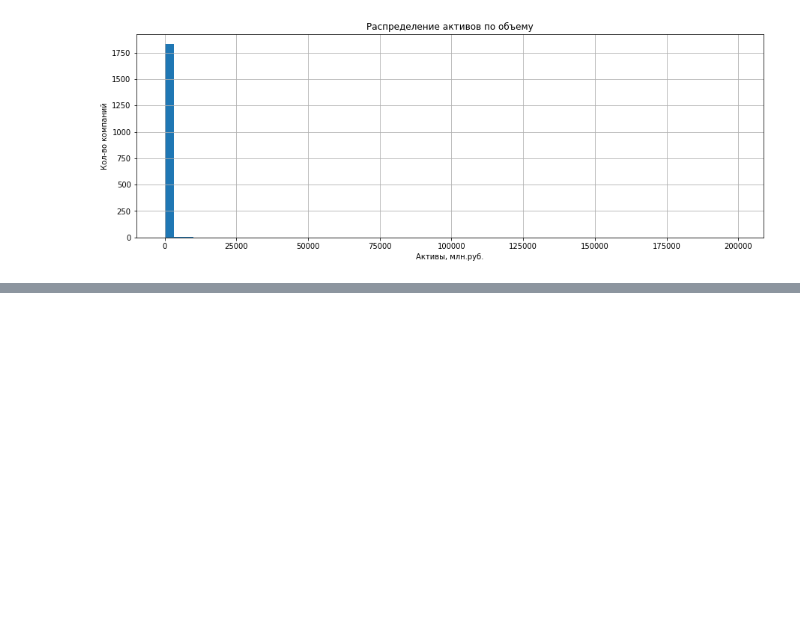
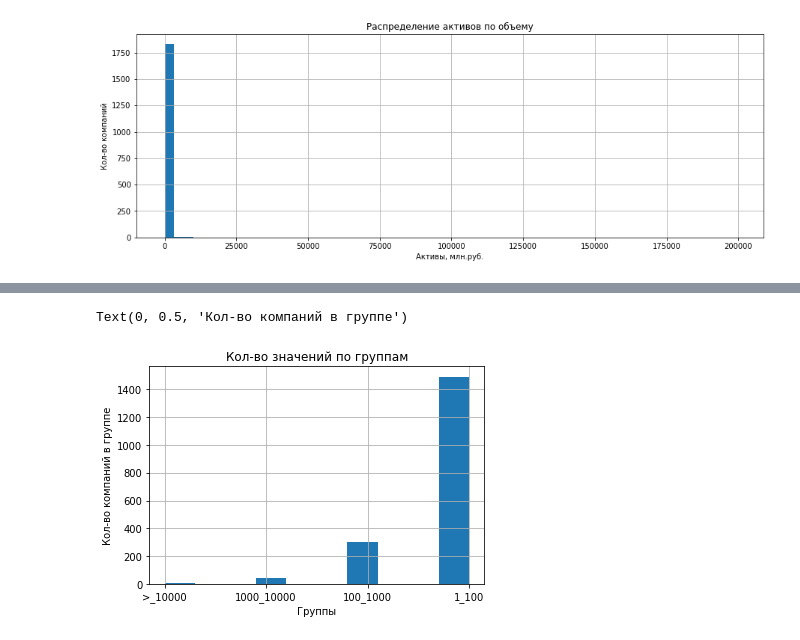
Before and after one commit to Alex478/Project_find_values, a Jupyter notebook: project_find_values.ipynb, the cells around one changed output, grey strips where cells are left out. Saved outputs shown, nothing was run; the diff lists cells and outputs as text; code cells hidden in the pictures; blank space fills up the shorter version.

```diff
--- a/project_find_values.ipynb
+++ b/project_find_values.ipynb
@@ -530,15 +537,18 @@ sns.jointplot(x='AKTIV', y='staff', data=data_1, kind='reg');
 # %%
 # разобьем все компании на группы / до 1млн / от 1млн до 10млн / от 10млн до 100млн / от 100млн до 1000 / больше 1000
-def grup(val):
+def grup(x):
+    """ ф. для разделения значений по группам
+    """
     if x < 1:
-        return '<_1'
+        return '<_1' # group E
     elif x >= 1 and x < 99:
-        return '1_100'
+        return '1_100' # group D
     elif x > 100 and x < 999:
-        return '100_1000'
+        return '100_1000' # group C
     elif x >1000 and x < 9999:
-        return '1000_10000'
+        return '1000_10000' # group B
     else:
-        return '10000_>'
-data_1['groups'] = data_1['VYR'].apply(lambda x: grup(x), axis = 1)
+        return '>_10000' # group A
+
+data_1['groups'] = data_1['SALE'].apply(grup)
 data_1.head(3)
@@ -544,0 +569,8 @@ data_1.head(3)
+# %%
+groups1 = data_1.groups.hist() # кол-во значений по группам
+groups1.set_title('Кол-во значений по группам')
+groups1.set_xlabel('Группы')
+groups1.set_ylabel('Кол-во компаний в группе')
+# %% [output]
+Text(0, 0.5, 'Кол-во компаний в группе')
+[figure, added]
```
Also changed, not shown: parts of 17 cells of this notebook.
